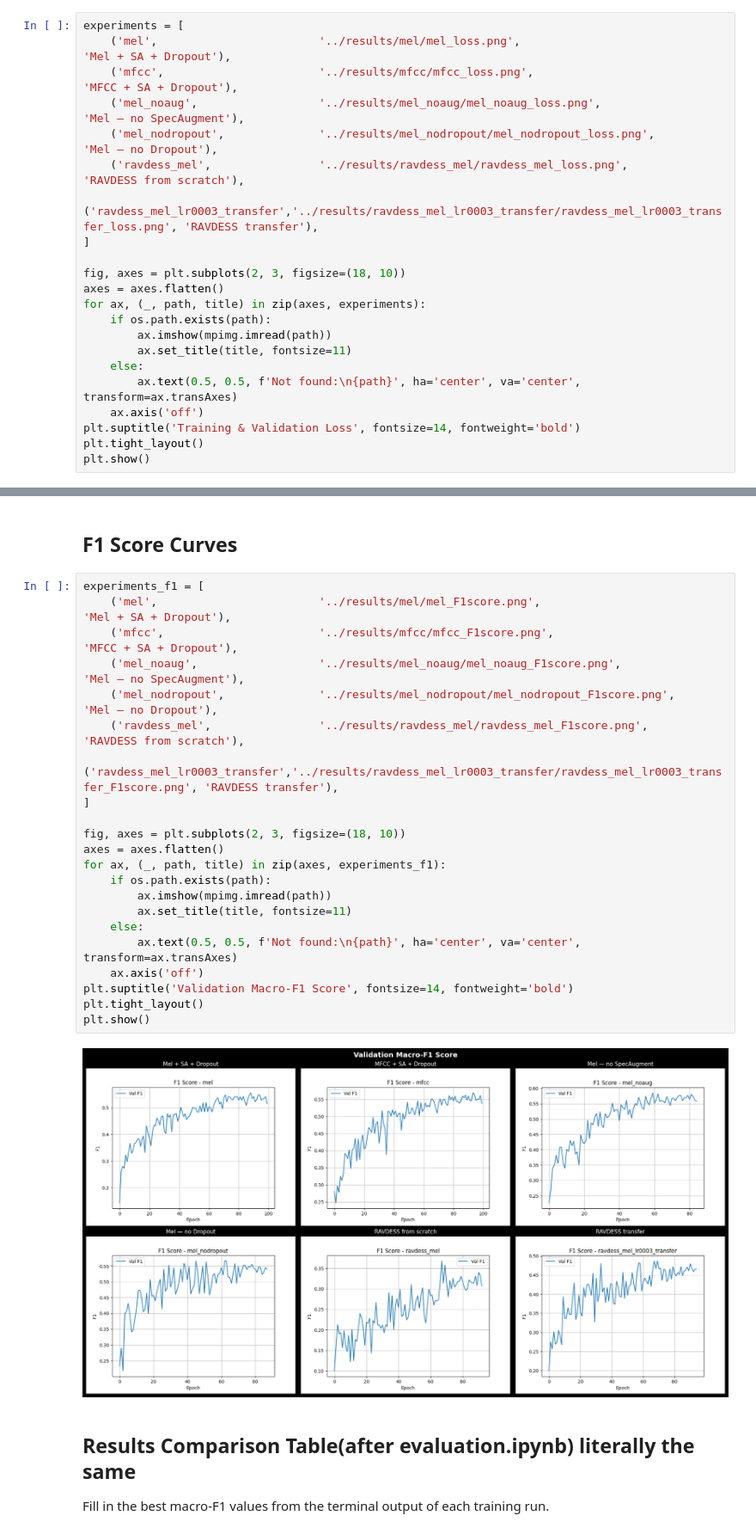
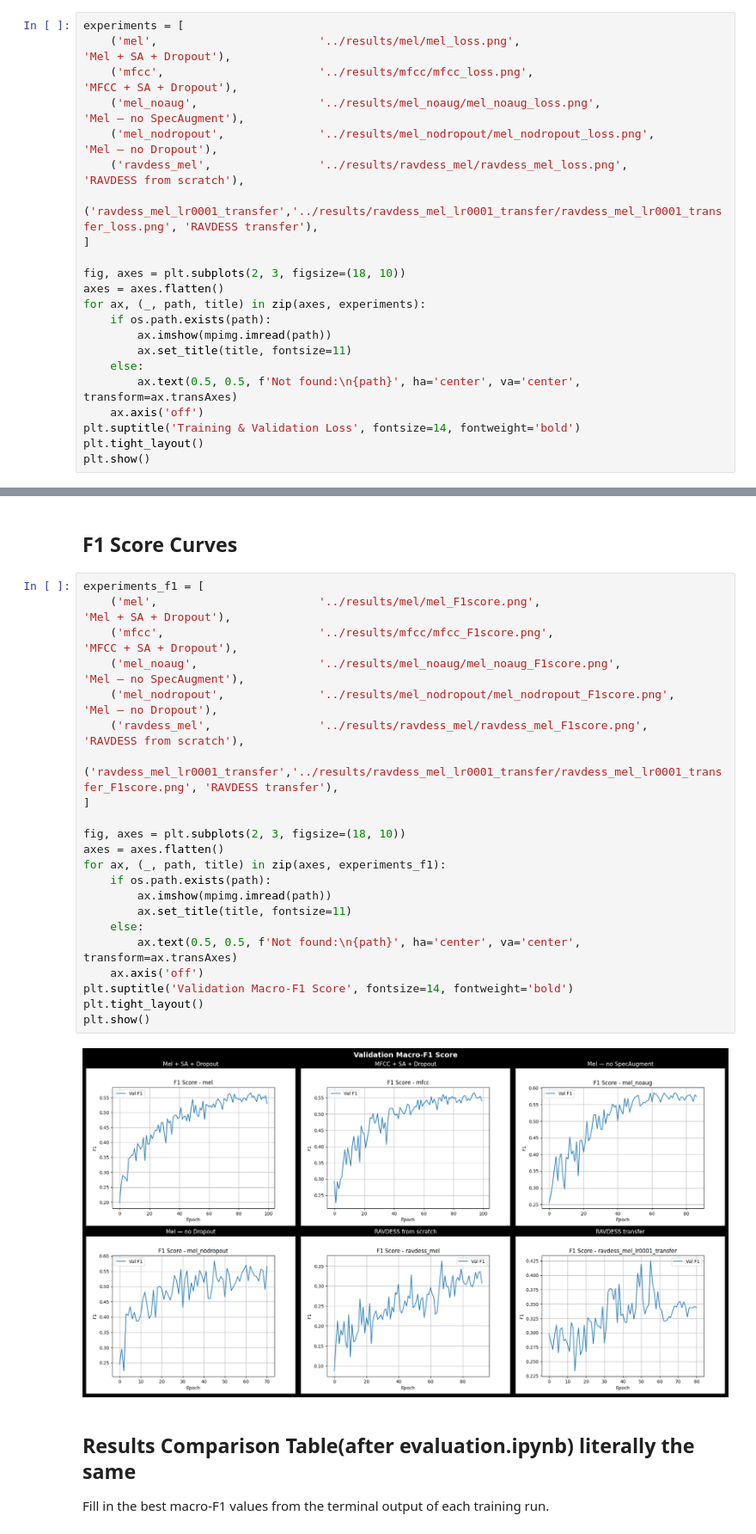
Before and after one commit to kassxxv/speech-emotion-recognition-using-cnn, a Jupyter notebook: notebooks/02_training.ipynb, the cells around one changed output, grey strips where cells are left out. Shown at 86% size. Saved outputs shown, nothing was run; the diff lists cells and outputs as text.

```diff
--- a/notebooks/02_training.ipynb
+++ b/notebooks/02_training.ipynb
@@ -57,7 +57,7 @@ experiments = [
     ('mel_noaug',                  '../results/mel_noaug/mel_noaug_loss.png',                            'Mel — no SpecAugment'),
     ('mel_nodropout',              '../results/mel_nodropout/mel_nodropout_loss.png',                    'Mel — no Dropout'),
     ('ravdess_mel',                '../results/ravdess_mel/ravdess_mel_loss.png',                        'RAVDESS from scratch'),
-    ('ravdess_mel_lr0003_transfer','../results/ravdess_mel_lr0003_transfer/ravdess_mel_lr0003_transfer_loss.png', 'RAVDESS transfer'),
+    ('ravdess_mel_lr0001_transfer','../results/ravdess_mel_lr0001_transfer/ravdess_mel_lr0001_transfer_loss.png', 'RAVDESS transfer'),
 ]
 
 fig, axes = plt.subplots(2, 3, figsize=(18, 10))
@@ -79,27 +79,27 @@ plt.show()
 # %%
 experiments_f1 = [
     ('mel',                        '../results/mel/mel_F1score.png',                                       'Mel + SA + Dropout'),
     ('mfcc',                       '../results/mfcc/mfcc_F1score.png',                                     'MFCC + SA + Dropout'),
     ('mel_noaug',                  '../results/mel_noaug/mel_noaug_F1score.png',                            'Mel — no SpecAugment'),
     ('mel_nodropout',              '../results/mel_nodropout/mel_nodropout_F1score.png',                    'Mel — no Dropout'),
     ('ravdess_mel',                '../results/ravdess_mel/ravdess_mel_F1score.png',                        'RAVDESS from scratch'),
-    ('ravdess_mel_lr0003_transfer','../results/ravdess_mel_lr0003_transfer/ravdess_mel_lr0003_transfer_F1score.png', 'RAVDESS transfer'),
+    ('ravdess_mel_lr0001_transfer','../results/ravdess_mel_lr0001_transfer/ravdess_mel_lr0001_transfer_F1score.png', 'RAVDESS transfer'),
 ]
 
 fig, axes = plt.subplots(2, 3, figsize=(18, 10))
 axes = axes.flatten()
 for ax, (_, path, title) in zip(axes, experiments_f1):
     if os.path.exists(path):
         ax.imshow(mpimg.imread(path))
         ax.set_title(title, fontsize=11)
     else:
         ax.text(0.5, 0.5, f'Not found:\n{path}', ha='center', va='center', transform=ax.transAxes)
     ax.axis('off')
 plt.suptitle('Validation Macro-F1 Score', fontsize=14, fontweight='bold')
 plt.tight_layout()
 plt.show()
 # %% [output]
-[figure, old version]
+[figure, new version]
 # %% [markdown]
 ## Results Comparison Table(after evaluation.ipynb) literally the same
 
```
Also changed, not shown: parts of 3 cells of this notebook, 3 other files.
